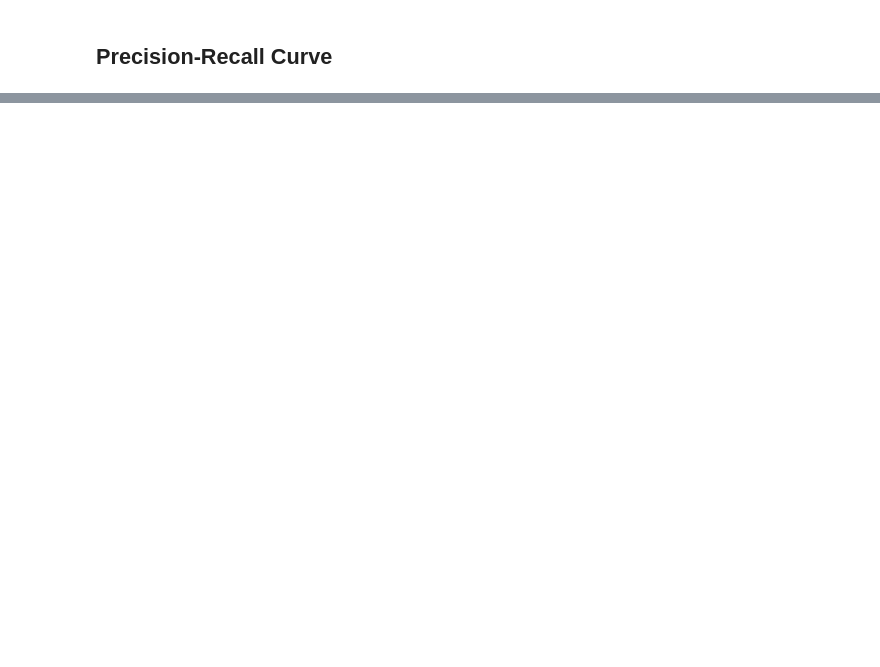
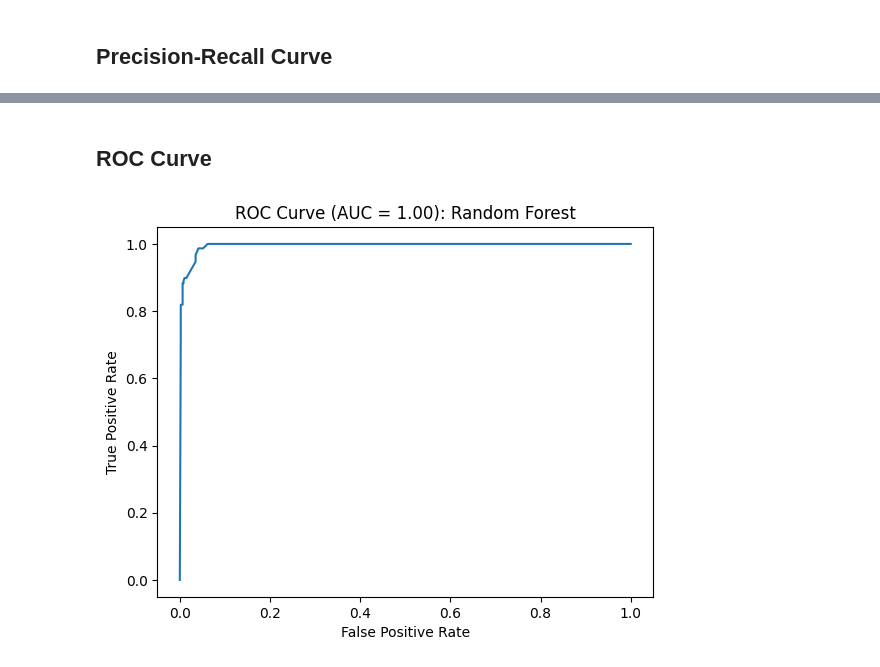
Before and after one commit to pmcelroy4/Webinar-Engagement-Prediction, a Jupyter notebook: market_analysis_model.ipynb, the cells around one changed output, grey strips where cells are left out. Saved outputs shown, nothing was run; the diff lists cells and outputs as text; code cells hidden in the pictures; blank space fills up the shorter version.

```diff
--- a/market_analysis_model.ipynb
+++ b/market_analysis_model.ipynb
@@ -261,0 +265,6 @@ plt.show()
+# %%
+forest_clf = RandomForestClassifier()
+forest_clf.fit(X_train_n, y_train)
+
+print('Training Accuracy:', forest_clf.score(X_train_n, y_train))
+print('Test Accuracy:', forest_clf.score(X_test_n, y_test))
@@ -261,0 +276,6 @@ plt.show()
+# %%
+y_p = forest_clf.predict(X_test_n)
+y_probab = forest_clf.predict_proba(X_test_n)[:,1]
+
+print(confusion_matrix(y_test, y_p))
+print(classification_report(y_test, y_p))
@@ -261,0 +293,13 @@ plt.show()
+# %% [markdown]
+## ROC Curve
+# %%
+false_p_r, true_p_r, _ = roc_curve((y_test=='yes').astype(int), y_probab)
+roc_auc_tree = auc(false_p_r, true_p_r)
+
+plt.plot(false_p_r, true_p_r)
+plt.xlabel('False Positive Rate')
+plt.ylabel('True Positive Rate')
+plt.title(f'ROC Curve (AUC = {roc_auc_tree:.2f}): Random Forest')
+plt.show()
+# %% [output]
+[figure, added]
```
Also changed, not shown: parts of 11 cells of this notebook.
